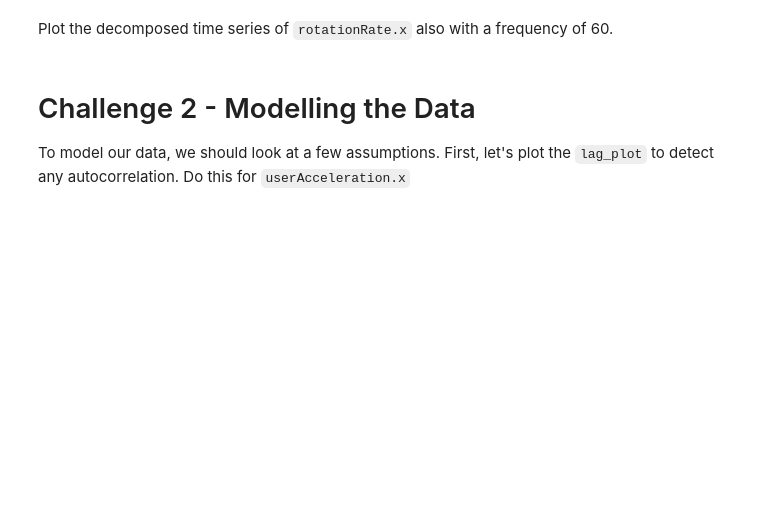
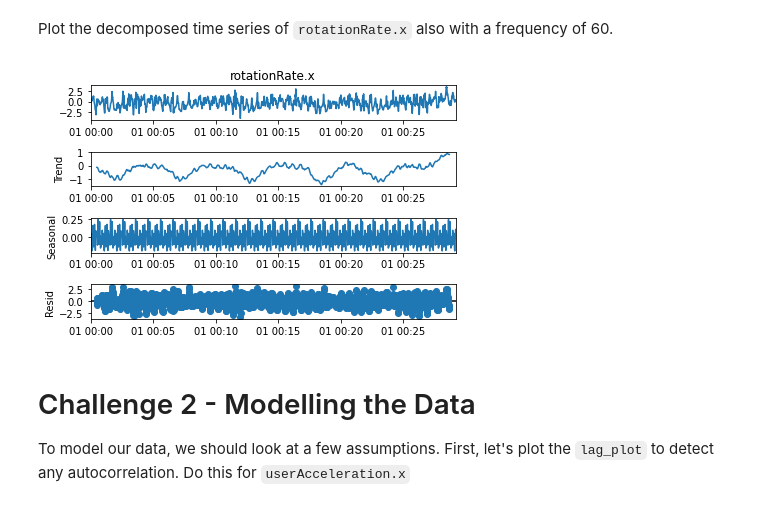
Before and after one commit to Ironhack-Data-Madrid-Febrero-2021/lab-time-series, a Jupyter notebook: your-code/main.ipynb, the cells around one changed output. Saved outputs shown, nothing was run; the diff lists cells and outputs as text; code cells hidden in the pictures; blank space fills up the shorter version.

```diff
--- a/your-code/main.ipynb
+++ b/your-code/main.ipynb
@@ -92,5 +114,14 @@ Our next step is to decompose the time series and evaluate the patterns in the d
 # %% [markdown]
 Plot the decomposed time series of `rotationRate.x` also with a frequency of 60.
+# %%
+decompose2 = seasonal_decompose(sensor['rotationRate.x'],
+                               model = 'additive',
+                               freq = 60);
+# %%
+decompose2.plot();
+# seasonal, trend?
+# %% [output]
+[figure, added]
 # %% [markdown]
 # Challenge 2 - Modelling the Data
 
```
Also changed, not shown: parts of 25 cells of this notebook.
